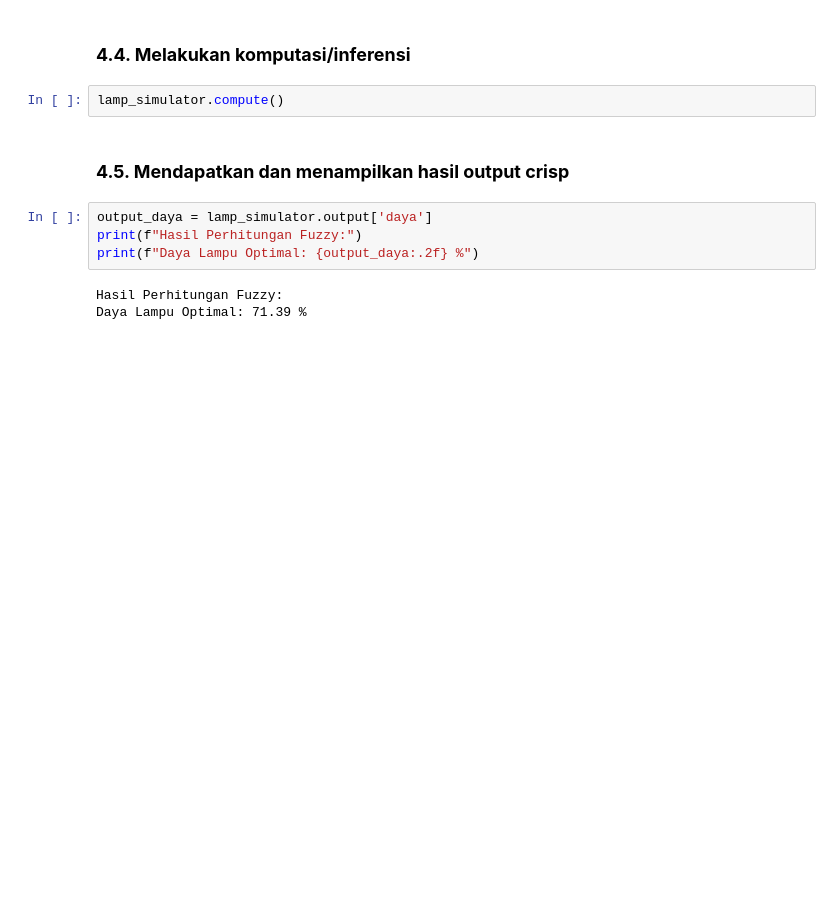
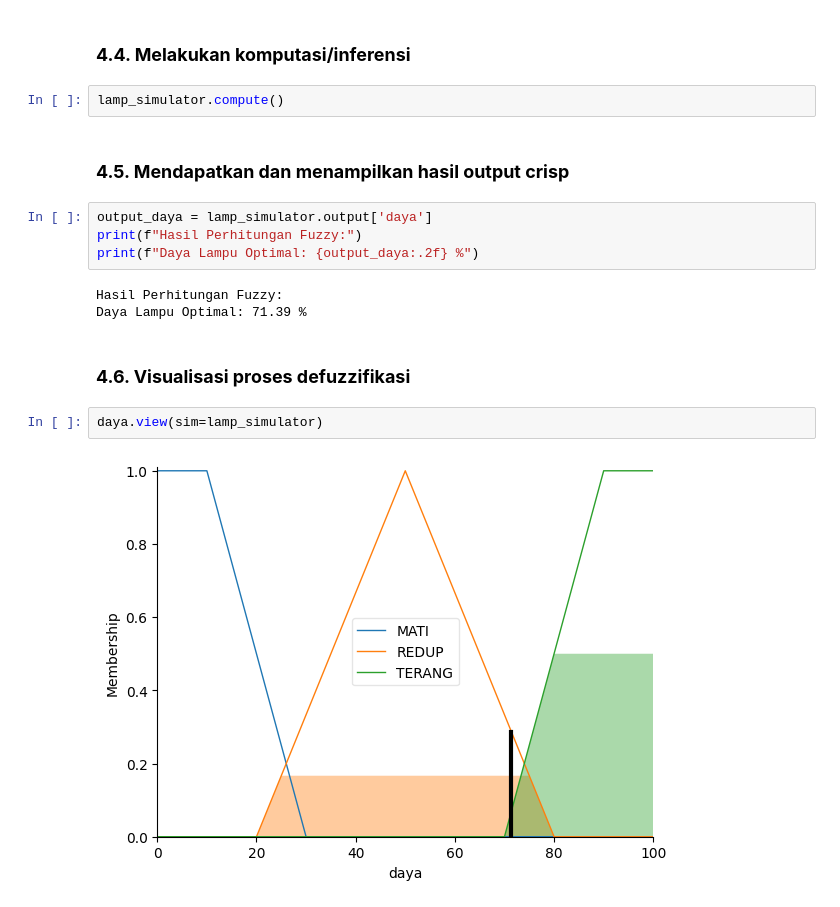
Before and after one commit to LatiefDataVisionary/data-science-modelling-and-simulation-college-task, a Jupyter notebook: src/fuzzy_mamdani_case.ipynb, the cells around one changed output. Drawn from its saved outputs; the diff is of its cells as text; blank space fills up the shorter version.

Commit message:
4.6. Visualisasi proses defuzzifikasi

```diff
--- a/src/fuzzy_mamdani_case.ipynb
+++ b/src/fuzzy_mamdani_case.ipynb
@@ -137,3 +137,9 @@ print(f"Daya Lampu Optimal: {output_daya:.2f} %")
 # %% [output]
 Hasil Perhitungan Fuzzy:
 Daya Lampu Optimal: 71.39 %
+# %% [markdown]
+### **4.6. Visualisasi proses defuzzifikasi**
+# %%
+daya.view(sim=lamp_simulator)
+# %% [output]
+[figure, added]
```
Also changed, not shown: parts of 1 cell of this notebook.
